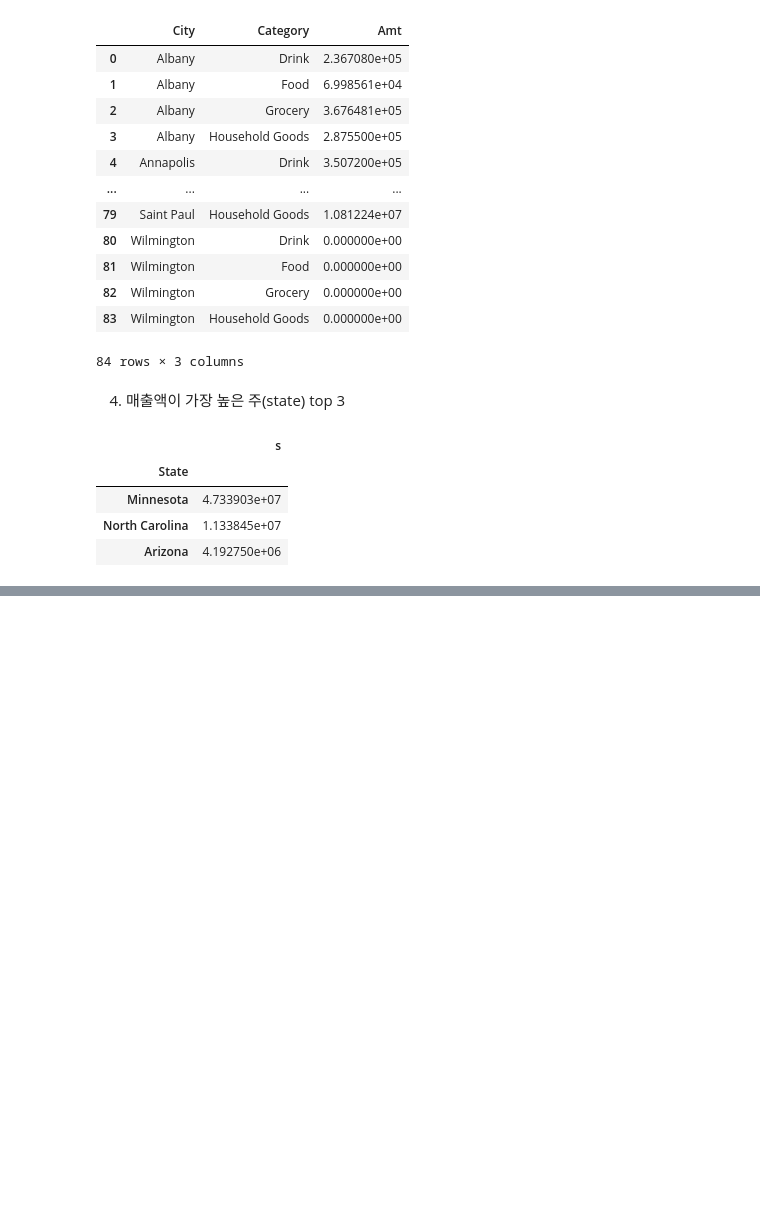
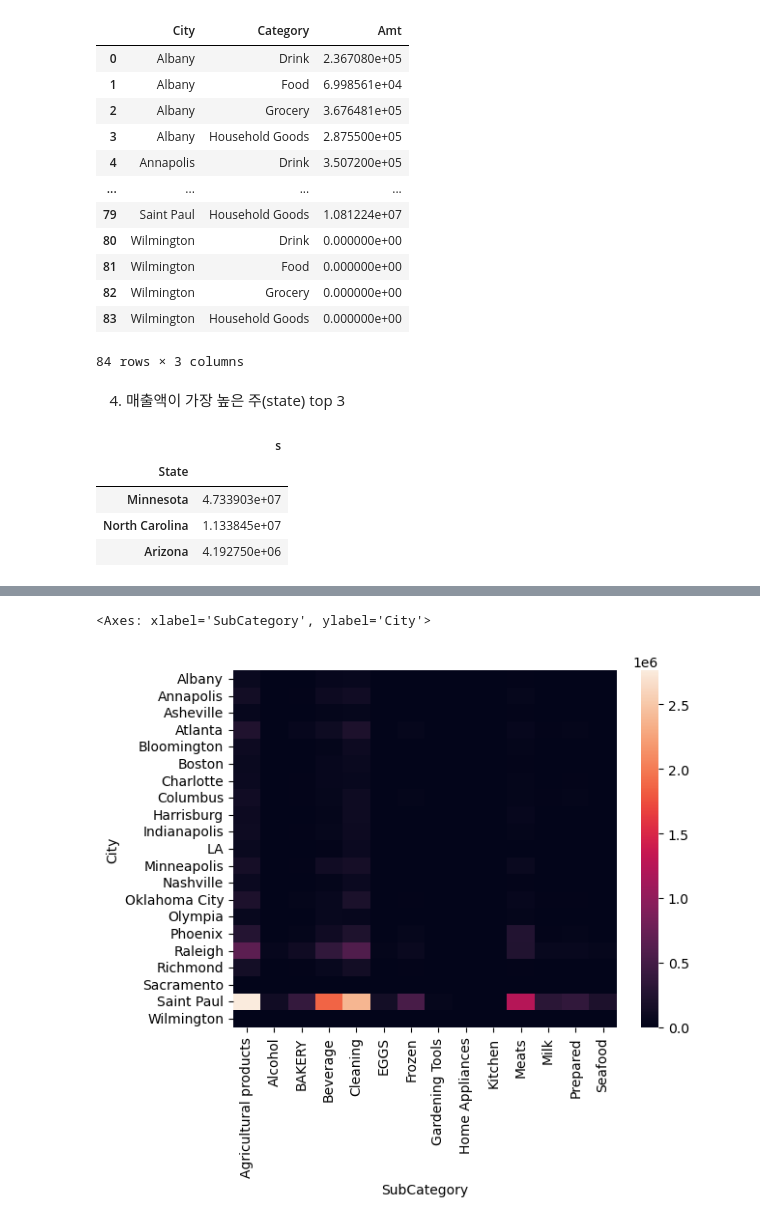
Before and after one commit to mingd00/aivle-workspace, a Jupyter notebook: 데이터 처리/chapter 02. 데이터프레임 결합.ipynb, the cells around one changed output, grey strips where cells are left out. Drawn from its saved outputs; the diff is of its cells as text; code cells hidden in the pictures; blank space fills up the shorter version.

```diff
--- a/데이터 처리/chapter 02. 데이터프레임 결합.ipynb
+++ b/데이터 처리/chapter 02. 데이터프레임 결합.ipynb
@@ -461,0 +539,3 @@ ts.groupby(['State'])['Amt'].agg(s='sum').sort_values(by='s', ascending=False).h
+# %%
+total = pd.merge(s_m, p_m, how='inner')
+total.head(3)
@@ -461,0 +547,3 @@ ts.groupby(['State'])['Amt'].agg(s='sum').sort_values(by='s', ascending=False).h
+# %%
+total['Amt'] = total['Qty'] * total['Price']
+total.head(3)
@@ -461,0 +555,3 @@ ts.groupby(['State'])['Amt'].agg(s='sum').sort_values(by='s', ascending=False).h
+# %%
+t = total.groupby(['City', 'SubCategory'], as_index=False)['Amt'].sum()
+t.head(3)
@@ -461,0 +567,3 @@ ts.groupby(['State'])['Amt'].agg(s='sum').sort_values(by='s', ascending=False).h
+# %%
+t = t.pivot(index='City', columns='SubCategory', values='Amt')
+t
@@ -461,0 +589,5 @@ ts.groupby(['State'])['Amt'].agg(s='sum').sort_values(by='s', ascending=False).h
+# %%
+sns.heatmap(t)
+# %% [output]
+<Axes: xlabel='SubCategory', ylabel='City'>
+[figure, added]
```
Also changed, not shown: parts of 18 cells of this notebook, 1 other file.
